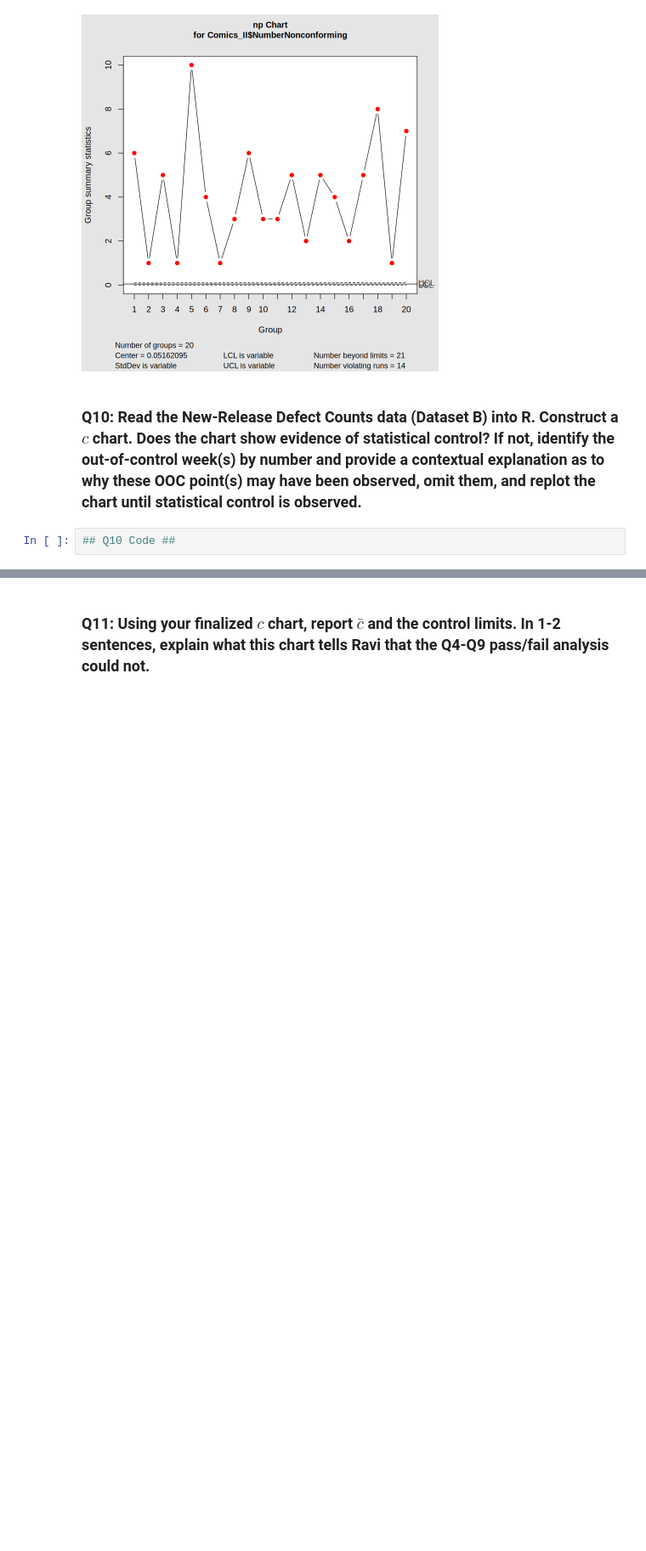
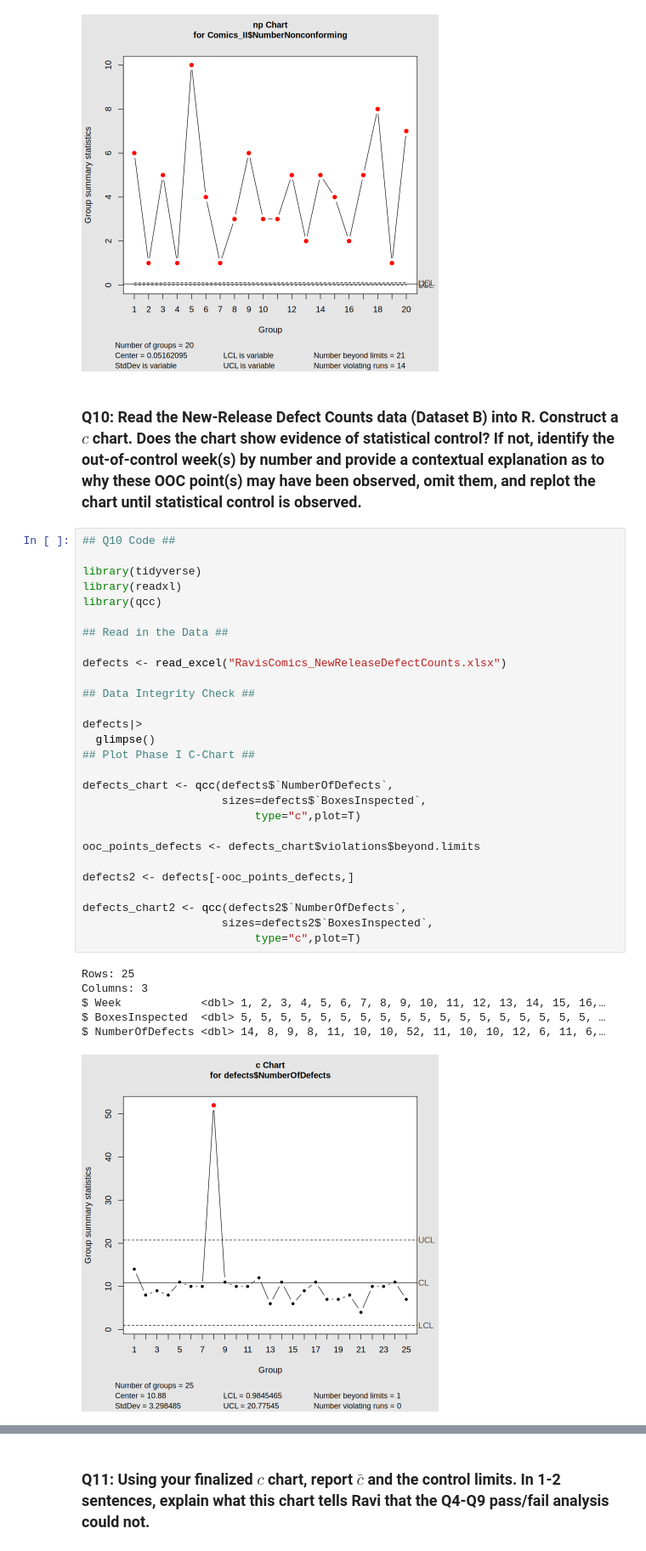
Before and after one commit to DesyneMartinez/STAT-7110-Quality-Control, a Jupyter notebook: Assignments/HW3/STAT-7110-HW3.ipynb, the cells around one changed output, grey strips where cells are left out. Shown at 85% size. Cells and saved outputs as stored; diff of their text form; blank space fills up the shorter version.

```diff
--- a/Assignments/HW3/STAT-7110-HW3.ipynb
+++ b/Assignments/HW3/STAT-7110-HW3.ipynb
@@ -233,3 +278,36 @@ Warning message in statistics < lcl:
 ### Q10: Read the New-Release Defect Counts data (Dataset B) into R. Construct a $c$ chart. Does the chart show evidence of statistical control? If not, identify the out-of-control week(s) by number and provide a contextual explanation as to why these OOC point(s) may have been observed, omit them, and replot the chart until statistical control is observed.
 # %%
 ## Q10 Code ##
+
+library(tidyverse)
+library(readxl)
+library(qcc)
+
+## Read in the Data ##
+
+defects <- read_excel("RavisComics_NewReleaseDefectCounts.xlsx")
+
+## Data Integrity Check ##
+
+defects|>
+  glimpse()
+## Plot Phase I C-Chart ##
+
+defects_chart <- qcc(defects$`NumberOfDefects`,
+                     sizes=defects$`BoxesInspected`,
+                          type="c",plot=T)
+
+ooc_points_defects <- defects_chart$violations$beyond.limits
+
+defects2 <- defects[-ooc_points_defects,]
+
+defects_chart2 <- qcc(defects2$`NumberOfDefects`,
+                     sizes=defects2$`BoxesInspected`,
+                          type="c",plot=T)
+# %% [output]
+Rows: 25
+Columns: 3
+$ Week            <dbl> 1, 2, 3, 4, 5, 6, 7, 8, 9, 10, 11, 12, 13, 14, 15, 16,…
+$ BoxesInspected  <dbl> 5, 5, 5, 5, 5, 5, 5, 5, 5, 5, 5, 5, 5, 5, 5, 5, 5, 5, …
+$ NumberOfDefects <dbl> 14, 8, 9, 8, 11, 10, 10, 52, 11, 10, 10, 12, 6, 11, 6,…
+[figure, added]
```
Also changed, not shown: parts of 5 cells of this notebook.
